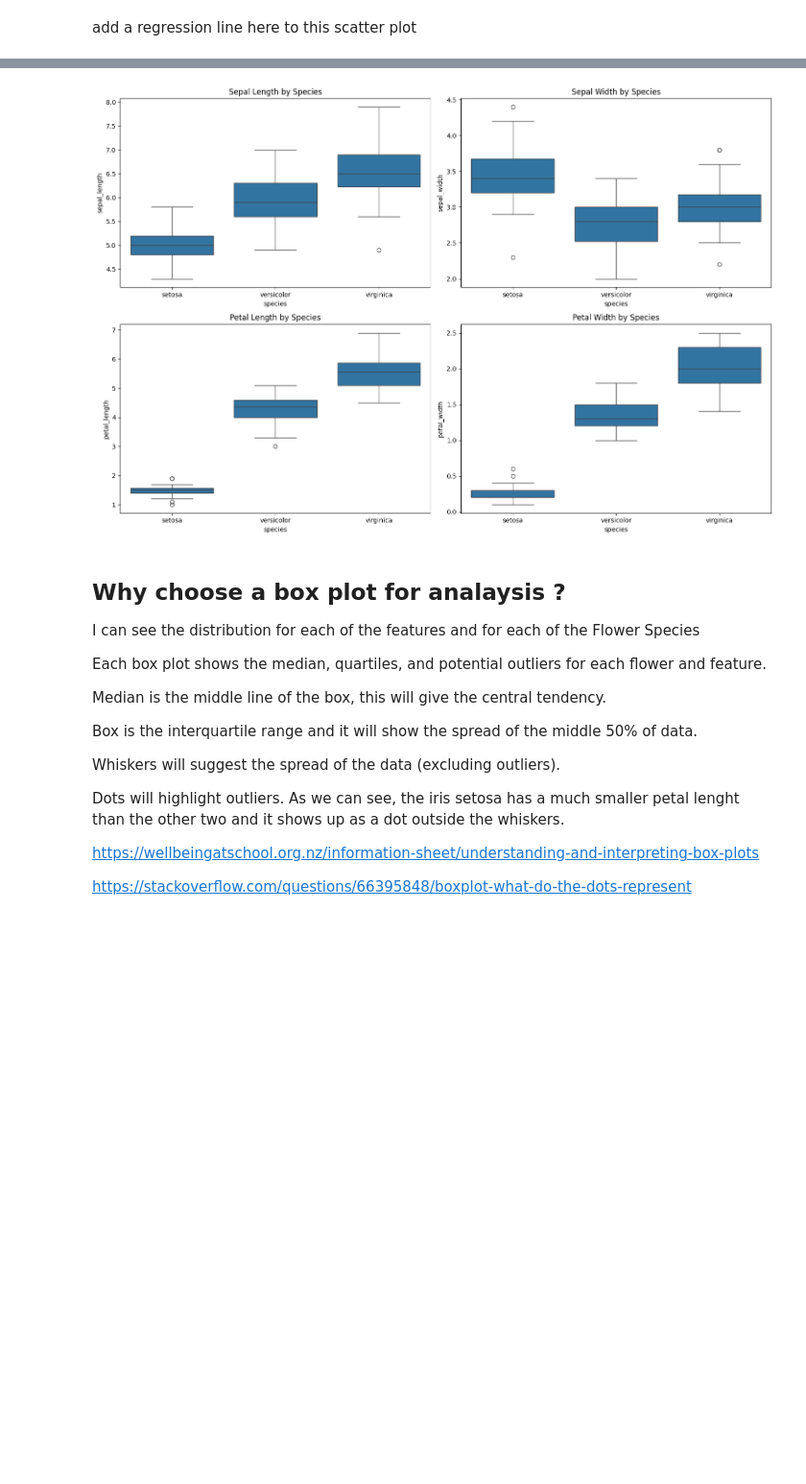
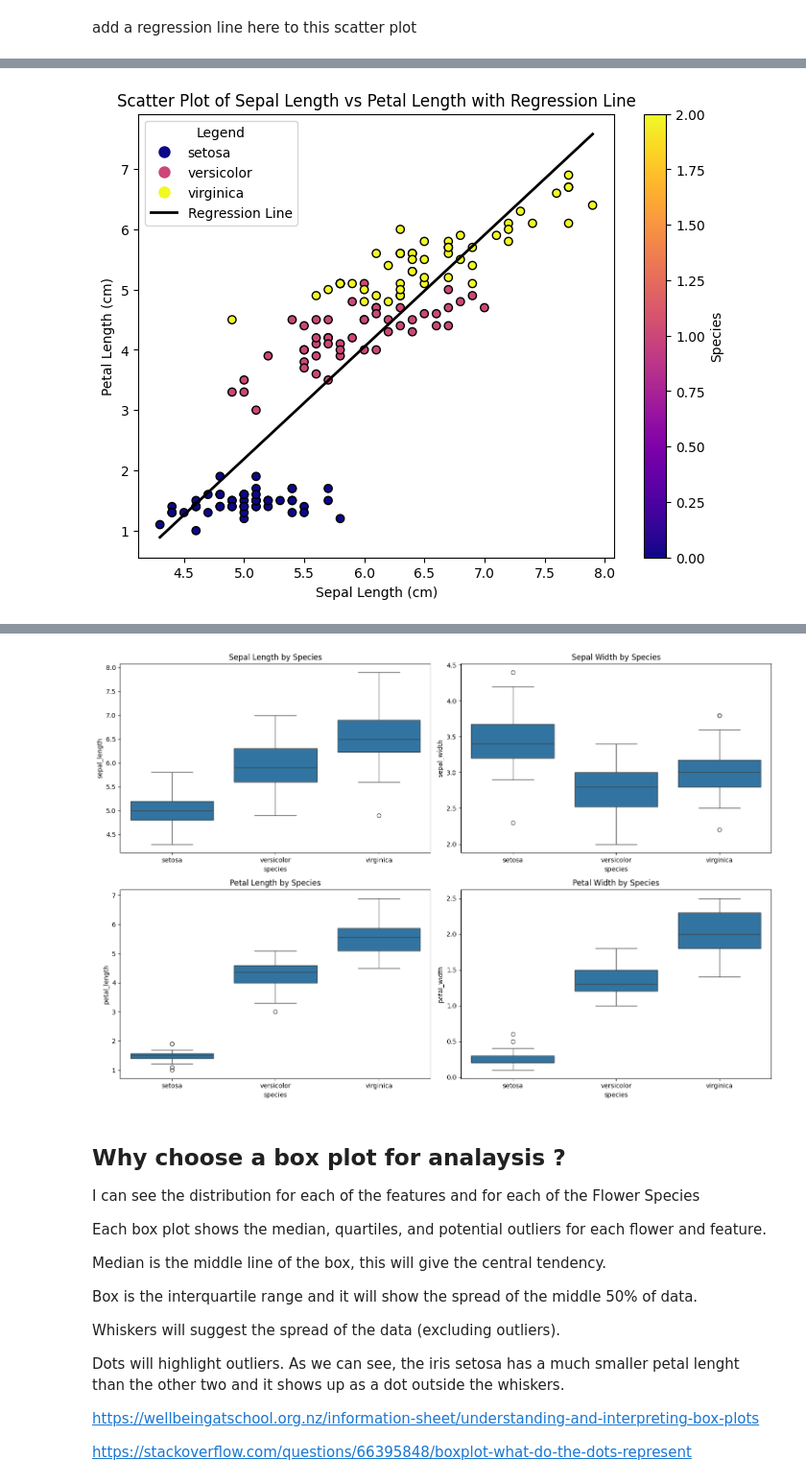
Before and after one commit to LDonn32/pands-project, a Jupyter notebook: analysis.ipynb, the cells around one changed output, grey strips where cells are left out. Shown: that part at 96% size. Saved outputs shown, nothing was run; the diff lists cells and outputs as text; code cells hidden in the pictures; blank space fills up the shorter version.

Commit message:
added regression line and r^2 to scatter plot - need to go over analysis of histogram

```diff
--- a/analysis.ipynb
+++ b/analysis.ipynb
@@ -340,0 +453,100 @@ add a regression line here to this scatter plot
+# %%
+# Set figure size,
+
+plt.figure(figsize=(8, 6))
+
+# Scatter plot: Sepal Length vs Petal Length.
+
+plt.scatter(df['sepal length (cm)'], df['petal length (cm)'], c=target_classes, cmap='plasma', edgecolor='black')
+
+# Fit a regression line using numpy.polyfit.
+# See: https://numpy.org/doc/stable/reference/numpy.polyfit.html
+
+# Store the sepal lenght data as an x variable.
+
+x = df['sepal length (cm)']
+
+# Store the petal lenght data as a y variable.
+
+y = df['petal length (cm)']
+
+# Fit a linear regression line (degree 1) to the data.
+# np.polyfit will fit a straight line of 1 degree to x and y.
+# Slope is how steep the line will be.
+# Intercept is where the line will cross y.
+
+slope, intercept = np.polyfit(x, y, 1)
+
+# Create an x range using linspace.
+# See: https://numpy.org/doc/stable/reference/generated/numpy.linspace.html
+
+x_range = np.linspace(x.min(), x.max())
+
+# This is the equation of a line: y = mx + b
+# This gives us the height (y) of the line at each x value in x_range.
+# y_predicted is the predicted y value for each x in x_range.
+y_predicted = slope * x_range + intercept
+
+
+# Plot the regression line
+plt.plot(x_range, y_predicted, color='black', linewidth=2)
+
+# Custom legend using Line2D.
+# Colourmap will set the colours of the data in the legend. It is set to plasma to match the scatter plot.
+# 3 is the number of colour for the legend, to match the amount of species in the dataset.
+# See: https://matplotlib.org/stable/api/_as_gen/matplotlib.lines.Line2D.html
+
+colourmap = cm.get_cmap('plasma', 3)
+
+
+# Create custom legend elements to label the species and the regression line.
+# Each Line2D object represents one item in the legend.
+# Marker='o' means it shows a circular dot which will match the scatter plot).
+# Markerfacecolor sets the color of the dot using the colormap for each species.
+# See: https://matplotlib.org/stable/api/_as_gen/matplotlib.lines.Line2D.html
+# See https://matplotlib.org/stable/api/_as_gen/matplotlib.lines.Line2D.html#matplotlib.lines.Line2D.set_markeredgecolor
+
+legend_elements = [
+    Line2D([0], [0], marker='o', color='w',
+           label=data.target_names[0],
+           markerfacecolor=colourmap(0 / 2), markersize=10),
+    Line2D([0], [0], marker='o', color='w',
+           label=data.target_names[1],
+           markerfacecolor=colourmap(1 / 2), markersize=10),
+    Line2D([0], [0], marker='o', color='w',
+           label=data.target_names[2],
+           markerfacecolor=colourmap(2 / 2), markersize=10),
+    Line2D([0], [0], color='black', lw=2, label='Regression Line')
+]
+
+# Add the legend to the plot.
+# https://matplotlib.org/stable/api/_as_gen/matplotlib.pyplot.legend.html
+
+plt.legend(handles=legend_elements, title="Legend")
+
+# Set plot title and axis labels.
+
+# Set the title.
+# See: https://matplotlib.org/stable/api/_as_gen/matplotlib.axes.Axes.set_title.html
+
+plt.title("Scatter Plot of Sepal Length vs Petal Length with Regression Line")
+
+# Set the x-axis.
+# See: https://matplotlib.org/stable/api/_as_gen/matplotlib.axes.Axes.set_xlabel.html
+
+plt.xlabel("Sepal Length (cm)")
+
+# Set the y-axis.
+# See: https://matplotlib.org/stable/api/_as_gen/matplotlib.axes.Axes.set_ylabel.html
+
+plt.ylabel("Petal Length (cm)")
+
+# Add a color bar to indicate the Iris Species.
+# See: https://matplotlib.org/stable/api/_as_gen/matplotlib.pyplot.colorbar.html
+
+plt.colorbar(label='Species')
+
+# Show the final plot.
+plt.show()
+# %% [output]
+[figure, added]
```
Also changed, not shown: parts of 22 cells of this notebook.
